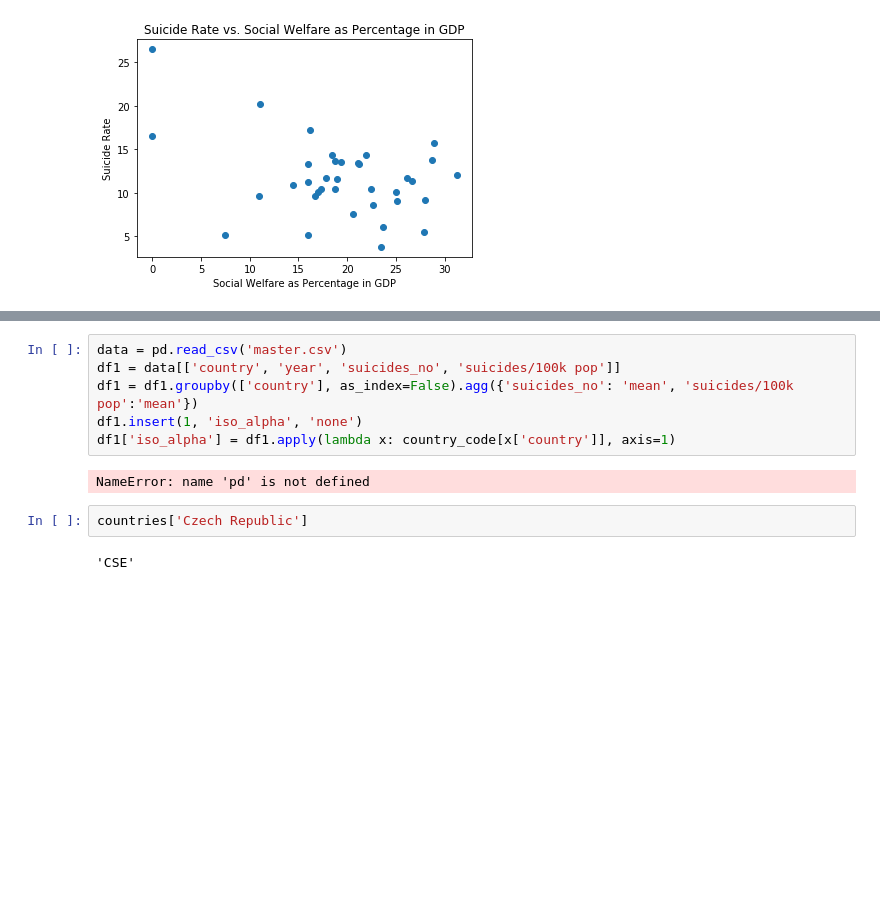
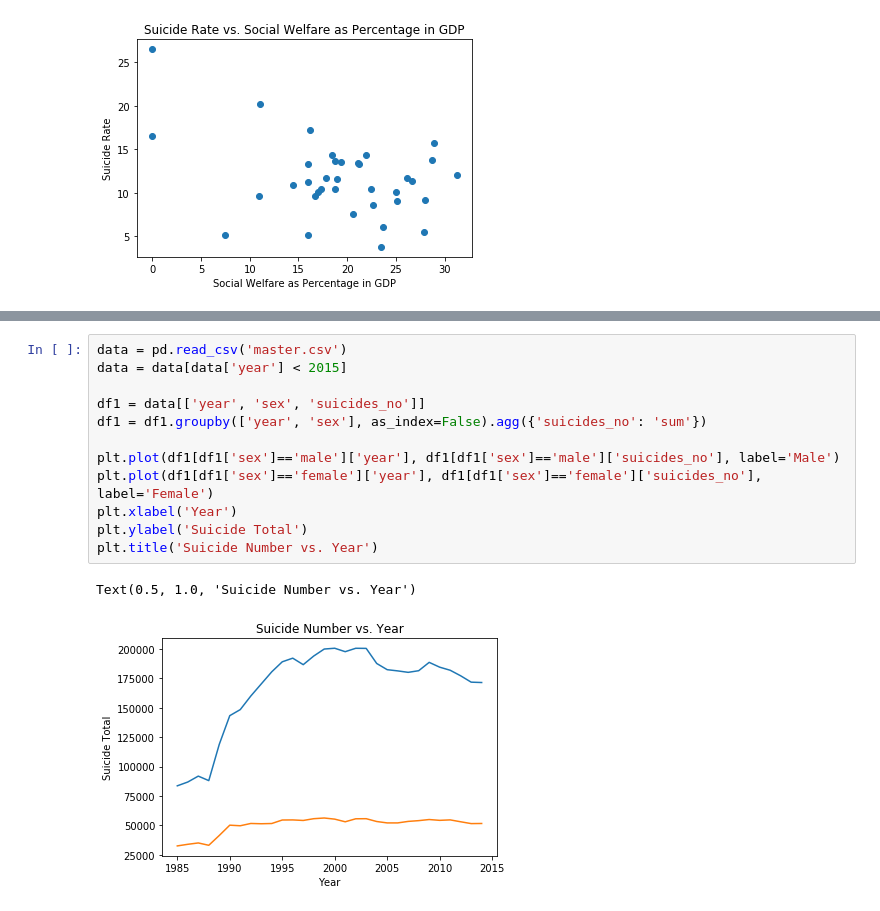
Before and after one commit to Yueeeeeeee/COGS9_Project, a Jupyter notebook: Algo.ipynb, the cells around one changed output, grey strips where cells are left out. Saved outputs shown, nothing was run; the diff lists cells and outputs as text; blank space fills up the shorter version.

Commit message:
graphs

```diff
--- a/Algo.ipynb
+++ b/Algo.ipynb
@@ -198,12 +192,15 @@ Text(0.5, 1.0, 'Suicide Rate vs. GDP per Capita (PPP)')
-# %%
-data = pd.read_csv('master.csv')
-df1 = data[['country', 'year', 'suicides_no', 'suicides/100k pop']]
-df1 = df1.groupby(['country'], as_index=False).agg({'suicides_no': 'mean', 'suicides/100k pop':'mean'})
-df1.insert(1, 'iso_alpha', 'none')
-df1['iso_alpha'] = df1.apply(lambda x: country_code[x['country']], axis=1)
-# %% [output]
-NameError: name 'pd' is not defined
-# %%
-countries['Czech Republic']
-# %% [output]
-'CSE'
+# %%
+data = pd.read_csv('master.csv')
+data = data[data['year'] < 2015]
+
+df1 = data[['year', 'sex', 'suicides_no']]
+df1 = df1.groupby(['year', 'sex'], as_index=False).agg({'suicides_no': 'sum'})
+
+plt.plot(df1[df1['sex']=='male']['year'], df1[df1['sex']=='male']['suicides_no'], label='Male')
+plt.plot(df1[df1['sex']=='female']['year'], df1[df1['sex']=='female']['suicides_no'], label='Female')
+plt.xlabel('Year')
+plt.ylabel('Suicide Total')
+plt.title('Suicide Number vs. Year')
+# %% [output]
+Text(0.5, 1.0, 'Suicide Number vs. Year')
+[figure, added]
```
Also changed, not shown: parts of 3 cells of this notebook, 2 other files.
